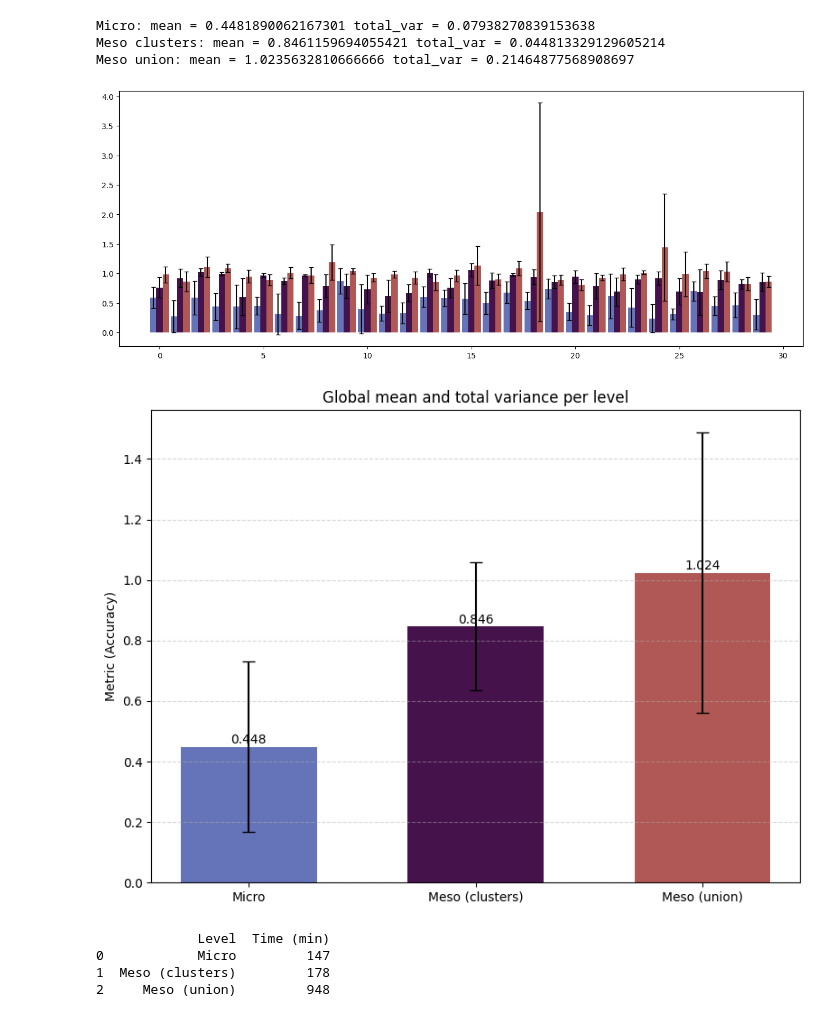
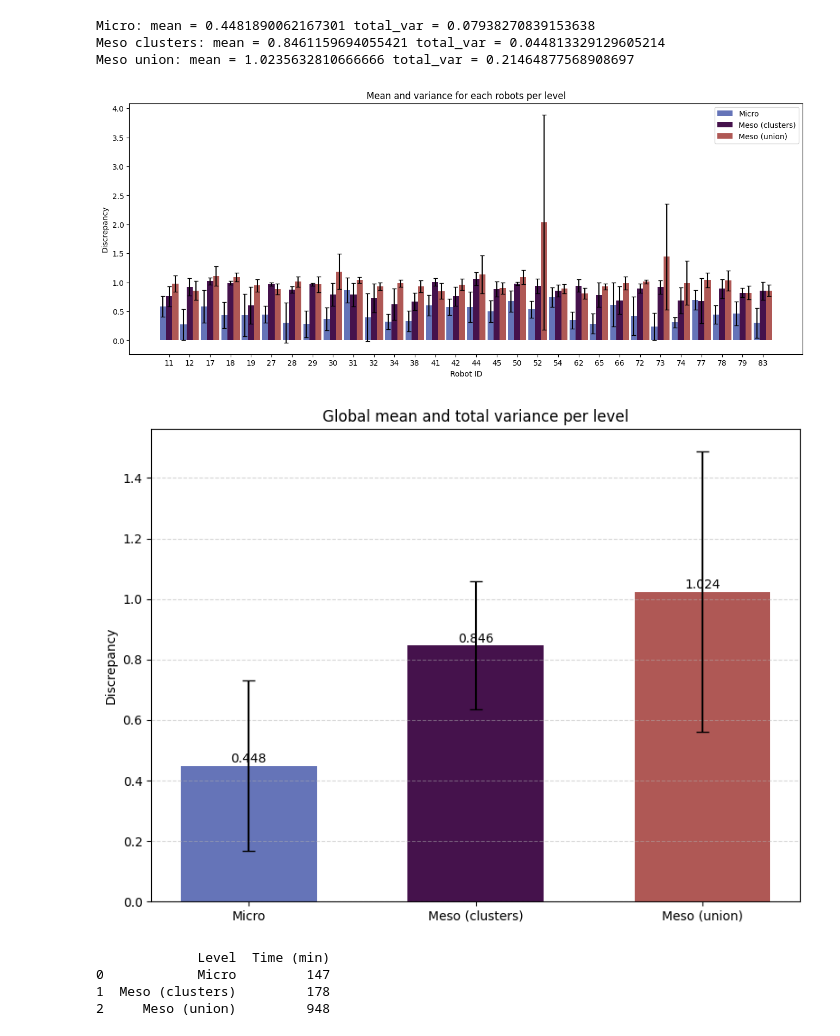
Before and after one commit to 20saaa02/Active_Matter, a Jupyter notebook: system_analysis.ipynb, the cells around one changed output. Saved outputs shown, nothing was run; the diff lists cells and outputs as text; code cells hidden in the pictures.

```diff
--- a/system_analysis.ipynb
+++ b/system_analysis.ipynb
@@ -216,37 +216,41 @@ plt.bar(x, cluster_means, width,
         yerr=np.sqrt(cluster_vars), capsize=3,
         label="Meso (clusters)", color=colors[1])
 
 plt.bar(x + width, union_means, width,
         yerr=np.sqrt(union_vars), capsize=3,
         label="Meso (union)", color=colors[2])
-
+plt.xticks(np.arange(len(robots)),robots, rotation=0)
+plt.xlabel("Robot ID")
+plt.ylabel("Discrepancy")
+plt.legend()
+plt.title("Mean and variance for each robots per level")
 
 levels = ["Micro", "Meso (clusters)", "Meso (union)"]
 means = [micro_mean, meso_clusters_mean, meso_union_mean]
 vars_ = [micro_total_var, meso_clusters_total_var, meso_union_total_var]
 
 x = np.arange(len(levels))
 width = 0.6
 
 plt.figure(figsize=(8, 6))
 
 plt.bar(x, means, width,
         yerr=np.sqrt(vars_), capsize=5,
         color=colors[:3])
 
 plt.xticks(x, levels, rotation=0)
-plt.ylabel("Metric (Accuracy)")
+plt.ylabel("Discrepancy")
 plt.title("Global mean and total variance per level")
 
 for i, v in enumerate(means):
     plt.text(x[i], v + 0.002, f"{v:.3f}", ha='center', va='bottom', fontsize=10)
 
 plt.grid(axis='y', linestyle='--', alpha=0.5)
 plt.tight_layout()
 plt.show()
 # %% [output]
-[figure, old version]
+[figure, new version]
-[figure, old version]
+[figure, new version]
 # %%
 
 time_data_circle = {
```
Also changed, not shown: 6 other files.
